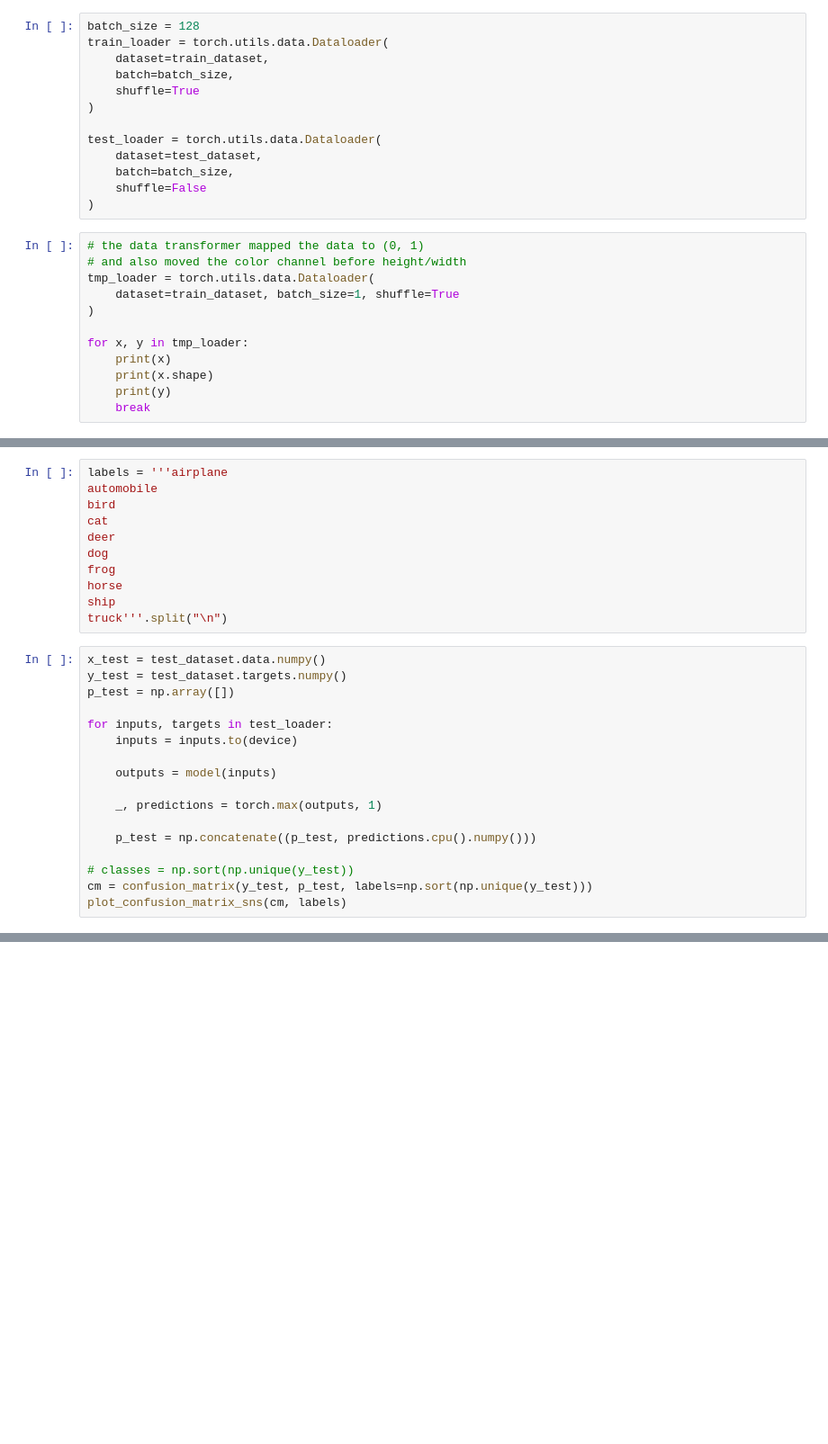
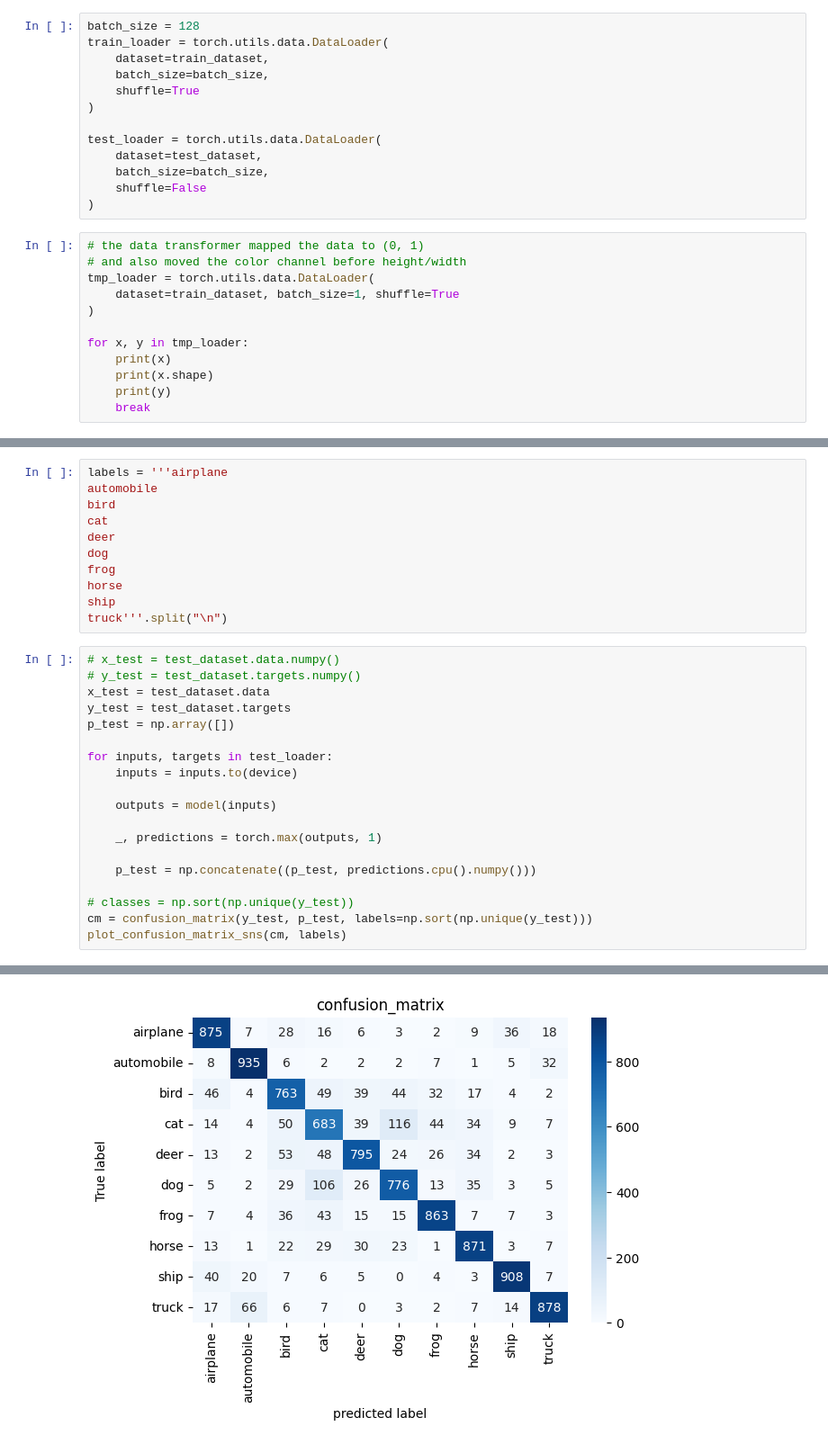
Before and after one commit to Istiaq-Fuad/pytorch-practice, a Jupyter notebook: CNN/cifar_10.ipynb, the cells around one changed output, grey strips where cells are left out. Shown: that part at 90% size. Drawn from its saved outputs; the diff is of its cells as text; blank space fills up the shorter version.

```diff
--- a/CNN/cifar_10.ipynb
+++ b/CNN/cifar_10.ipynb
@@ -48,20 +91,20 @@ print("number of classes: ", k)
 # %%
 batch_size = 128
-train_loader = torch.utils.data.Dataloader(
+train_loader = torch.utils.data.DataLoader(
     dataset=train_dataset,
-    batch=batch_size,
+    batch_size=batch_size,
     shuffle=True
 )
 
-test_loader = torch.utils.data.Dataloader(
+test_loader = torch.utils.data.DataLoader(
     dataset=test_dataset,
-    batch=batch_size,
+    batch_size=batch_size,
     shuffle=False
 )
 # %%
 # the data transformer mapped the data to (0, 1)
 # and also moved the color channel before height/width
-tmp_loader = torch.utils.data.Dataloader(
+tmp_loader = torch.utils.data.DataLoader(
     dataset=train_dataset, batch_size=1, shuffle=True
 )
 
@@ -234,8 +341,10 @@ horse
 ship
 truck'''.split("\n")
 # %%
-x_test = test_dataset.data.numpy()
-y_test = test_dataset.targets.numpy()
+# x_test = test_dataset.data.numpy()
+# y_test = test_dataset.targets.numpy()
+x_test = test_dataset.data
+y_test = test_dataset.targets
 p_test = np.array([])
 
 for inputs, targets in test_loader:
@@ -250,3 +359,4 @@ for inputs, targets in test_loader:
 # classes = np.sort(np.unique(y_test))
 cm = confusion_matrix(y_test, p_test, labels=np.sort(np.unique(y_test)))
 plot_confusion_matrix_sns(cm, labels)
+# %% [output]
@@ -253,3 +374,4 @@ plot_confusion_matrix_sns(cm, labels)
+[figure, added]
 # %%
 misclassified_index = np.where(p_test != y_test)[0]
 i = np.random.choice(misclassified_index)
```
Also changed, not shown: parts of 14 cells of this notebook, 7 other files.
